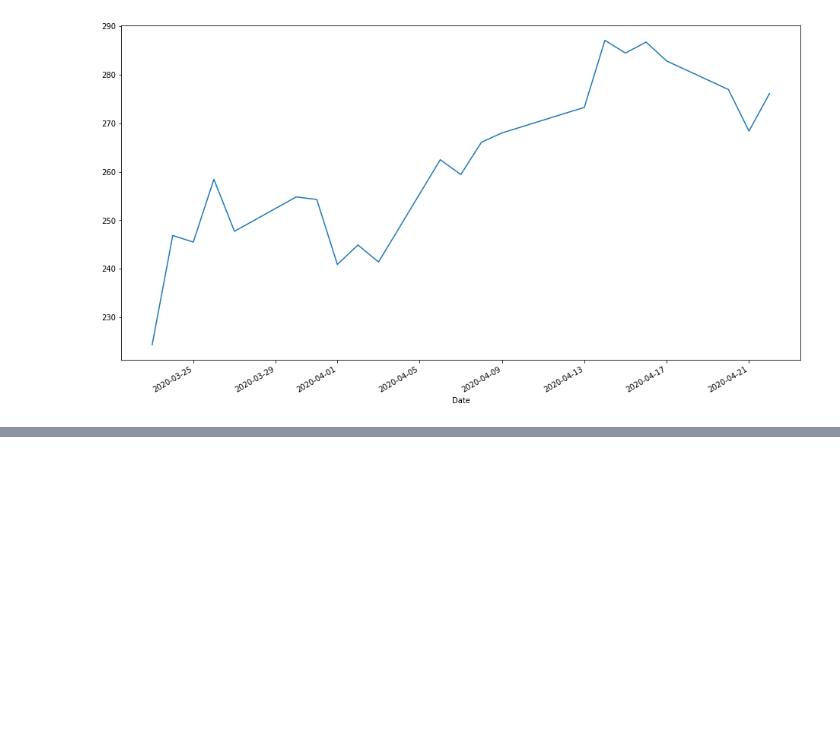
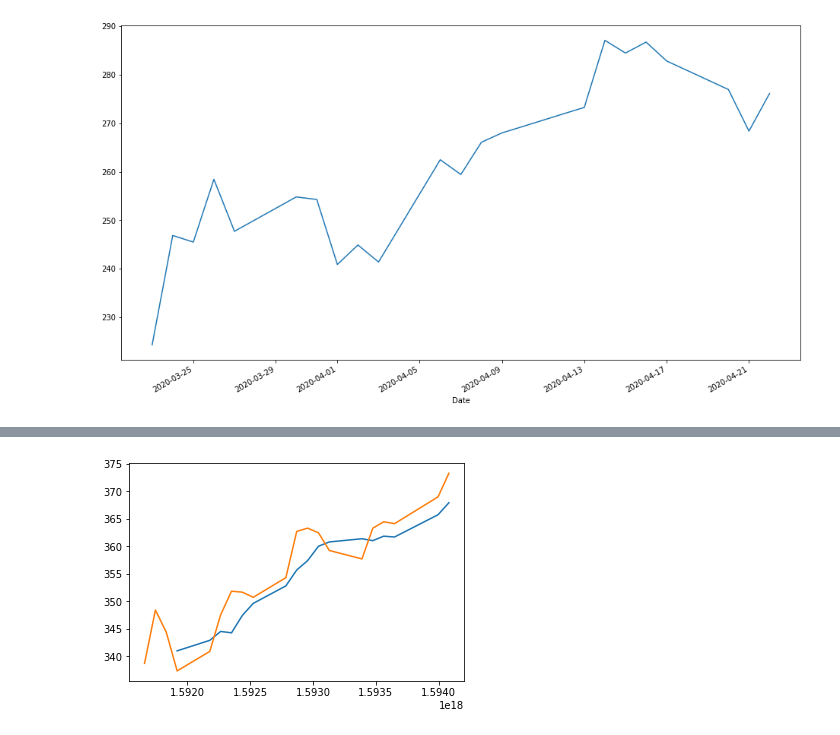
Before and after one commit to allen-chiang/Time-Series-Transformer, a Jupyter notebook: stock_query/Test.ipynb, the cells around one changed output, grey strips where cells are left out. Drawn from its saved outputs; the diff is of its cells as text; code cells hidden in the pictures; blank space fills up the shorter version.

```diff
--- a/stock_query/Test.ipynb
+++ b/stock_query/Test.ipynb
@@ -42,0 +137,7 @@ hist['Close'].plot(figsize=(16,9))
+# %%
+si = Standard_Indicator('aapl')
+ma = si.moving_average(5)
+ma2 = si.moving_average(2)
+# %%
+ma = ma.dropna()
+print(ma.index.values)
@@ -42,0 +154,7 @@ hist['Close'].plot(figsize=(16,9))
+# %%
+import matplotlib.pyplot as plt
+plt.plot(ma['Close'], label = "Close Price")
+plt.plot(ma2['Close'])
+plt.show()
+# %% [output]
+[figure, added]
```
Also changed, not shown: parts of 12 cells of this notebook, 2 other files.
